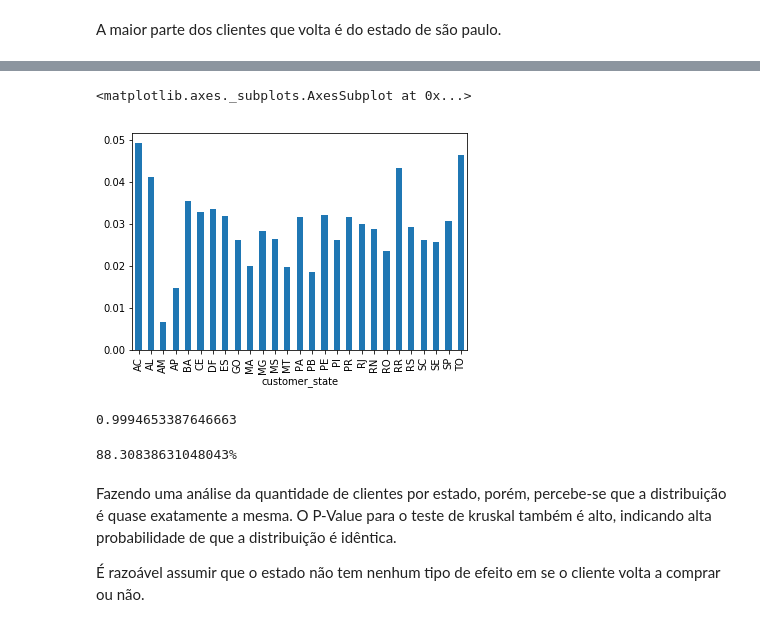
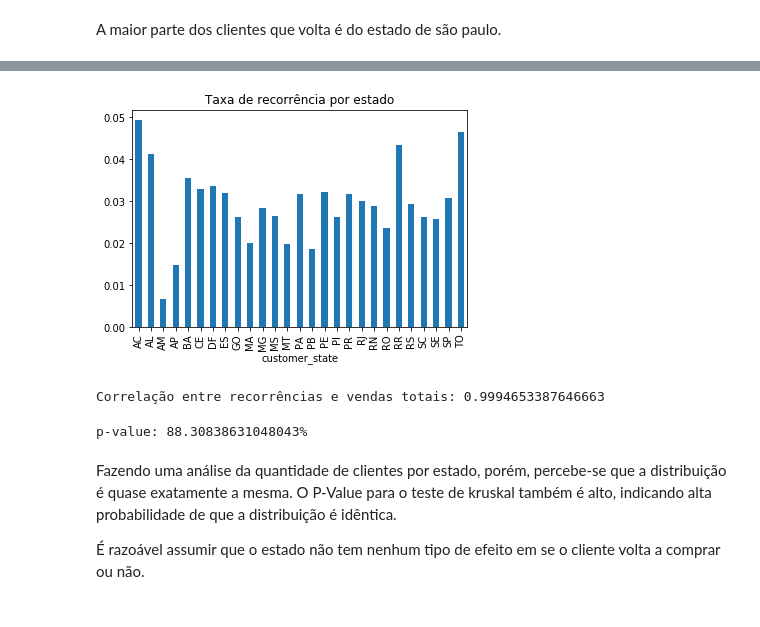
Before and after one commit to GuiBrandt/e-commerce, a Jupyter notebook: Sprint 1/regiao_afeta_recorrencia.ipynb, the cells around one changed output, grey strips where cells are left out. Cells and saved outputs as stored; diff of their text form; code cells hidden in the pictures.

```diff
--- a/Sprint 1/regiao_afeta_recorrencia.ipynb
+++ b/Sprint 1/regiao_afeta_recorrencia.ipynb
@@ -53,16 +55,17 @@ all_by_state = all_orders.groupby(['customer_state']).agg('count')['order_id']
 # %%
 (mto_by_state / all_by_state).plot.bar()
+plt.title('Taxa de recorrência por estado')
+plt.show()
 # %% [output]
-<matplotlib.axes._subplots.AxesSubplot at 0x...>
-[figure, old version]
+[figure, new version]
 # %%
-pd.DataFrame({'mto': mto_by_state, 'all': all_by_state }).corr()['mto']['all']
+print('Correlação entre recorrências e vendas totais:', pd.DataFrame({'mto': mto_by_state, 'all': all_by_state }).corr()['mto']['all'])
 # %% [output]
-0.9994653387646663
+Correlação entre recorrências e vendas totais: 0.9994653387646663
 # %%
-print(stats.kruskal(all_by_state / all_orders.count()[0], mto_by_state / more_than_once.count()[0]).pvalue * 100, '%', sep='')
+print('p-value: ', stats.kruskal(all_by_state / all_orders.count()[0], mto_by_state / more_than_once.count()[0]).pvalue * 100, '%', sep='')
 # %% [output]
-88.30838631048043%
+p-value: 88.30838631048043%
 # %% [markdown]
 Fazendo uma análise da quantidade de clientes por estado, porém, percebe-se que a distribuição é quase exatamente a mesma. O P-Value para o teste de kruskal também é alto, indicando alta probabilidade de que a distribuição é idêntica.
 
```
Also changed, not shown: parts of 2 cells of this notebook, 6 other files.
